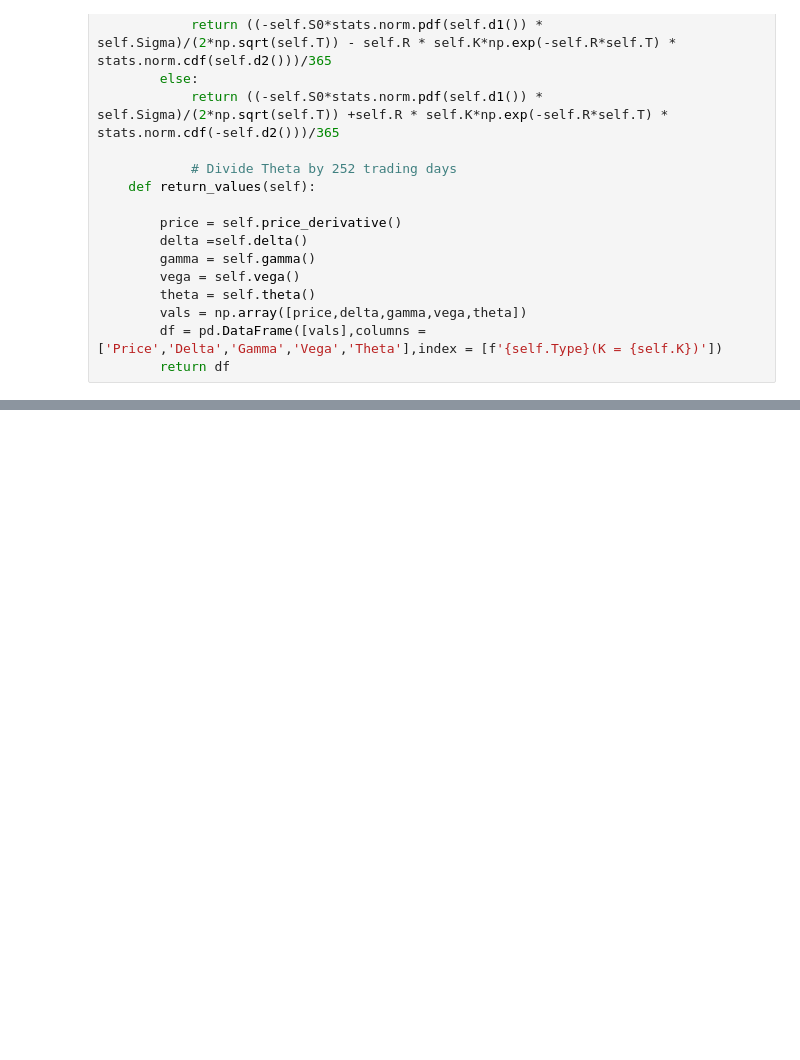
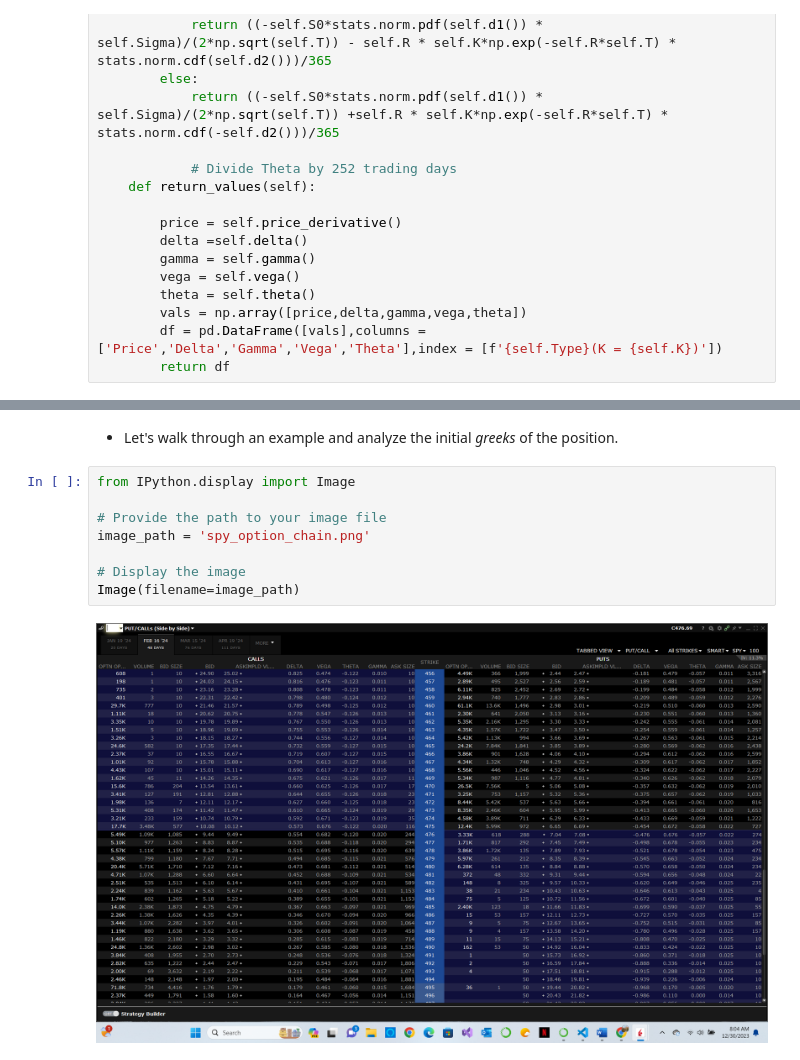
Before and after one commit to dcstein22/Option_Theory, a Jupyter notebook: lesson1_keegan.ipynb, the cells around one changed output, grey strips where cells are left out. Drawn from its saved outputs; the diff is of its cells as text; blank space fills up the shorter version.

```diff
--- a/lesson1_keegan.ipynb
+++ b/lesson1_keegan.ipynb
@@ -206,0 +580,12 @@ applejan.plot_contract()
+# %% [markdown]
+- Let's walk through an example and analyze the initial *greeks* of the position.
+# %%
+from IPython.display import Image
+
+# Provide the path to your image file
+image_path = 'spy_option_chain.png'
+
+# Display the image
+Image(filename=image_path)
+# %% [output]
+[figure, added]
```
Also changed, not shown: parts of 58 cells of this notebook, 4 other files.
